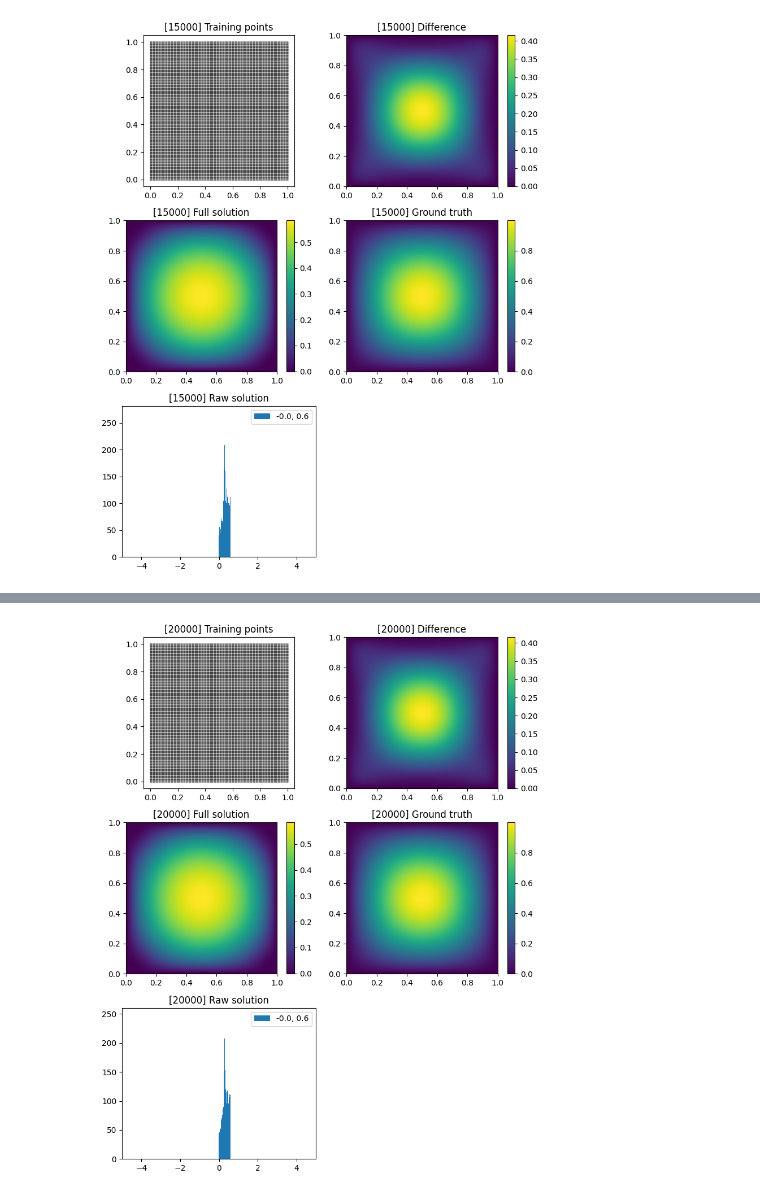
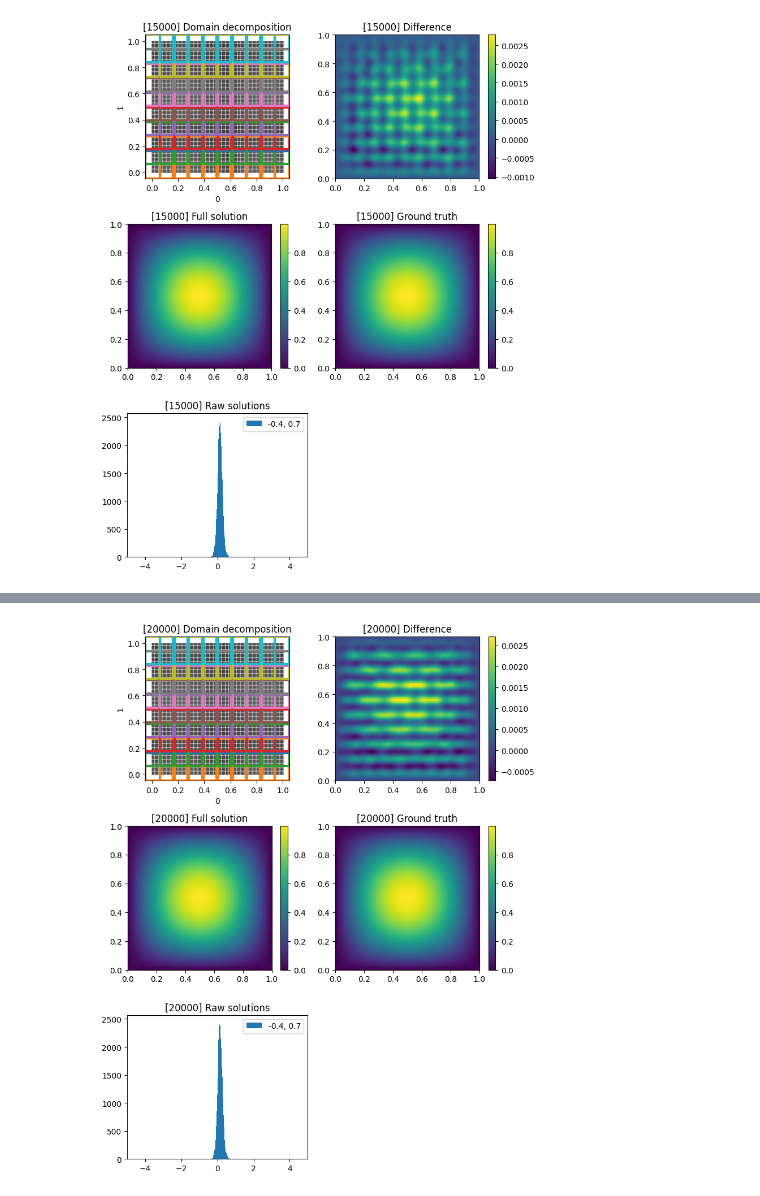
Before and after one commit to sallsdagrate/FBPINNs, a Jupyter notebook: examples/results/test_poisson_2d.ipynb, the cells around one changed output, grey strips where cells are left out. Saved outputs shown, nothing was run; the diff lists cells and outputs as text; code cells hidden in the pictures.

```diff
--- a/examples/results/test_poisson_2d.ipynb
+++ b/examples/results/test_poisson_2d.ipynb
@@ -72,12 +72,12 @@ import numpy as np
 from fbpinns.domains import RectangularDomainND
 from fbpinns.problems import BurgersEquation2D
 from fbpinns.decompositions import RectangularDecompositionND
-from fbpinns.networks import ChebyshevKAN, FCN
-from fbpinns.schedulers import LineSchedulerRectangularND
+from fbpinns.networks import ChebyshevKAN, FCN, ChebyshevAdaptiveKAN
+from fbpinns.schedulers import LineSchedulerRectangularND, PointSchedulerRectangularND
 from fbpinns.constants import Constants, get_subdomain_ws
 from fbpinns.trainers import FBPINNTrainer, PINNTrainer
 
-subdomain_xs=[np.linspace(0,1,5), np.linspace(0,1,5)]
+subdomain_xs=[np.linspace(0,1,10), np.linspace(0,1,10)]
 c = Constants(
     domain=RectangularDomainND,
     domain_init_kwargs = dict(
@@ -86,16 +86,17 @@ c = Constants(
         ),
     problem=Poisson2D,
     problem_init_kwargs = dict(),
-    # decomposition=RectangularDecompositionND,
-    # decomposition_init_kwargs=dict(
-    #     subdomain_xs=subdomain_xs,
-    #     subdomain_ws=get_subdomain_ws(subdomain_xs, 2.9),
-    #     unnorm=(0., 1.),
-    # ),
+    decomposition=RectangularDecompositionND,
+    decomposition_init_kwargs=dict(
+        subdomain_xs=subdomain_xs,
+        subdomain_ws=get_subdomain_ws(subdomain_xs, 2.9),
+        unnorm=(0., 3.),
+    ),
     # network=FCN,
     # network_init_kwargs = dict(
     #     layer_sizes = (2, 10, 1),
     # ),
+    # network=ChebyshevAdaptiveKAN,
     network=ChebyshevKAN,
     network_init_kwargs=dict(
         input_dim=2,
@@ -104,11 +105,15 @@ c = Constants(
         kind=1
     ),
     optimiser_kwargs = dict(
-        learning_rate=0.01
+        learning_rate=0.001
     ),
     # scheduler = LineSchedulerRectangularND,
     # scheduler_kwargs = dict(
     #     point=[0.], iaxis=0,
+    # ),
+    # scheduler = PointSchedulerRectangularND,
+    # scheduler_kwargs = dict(
+    #     point=[0.5, 0.5],
     # ),
     # First element: interior sampling shape for the physics loss (here 200 x 200 points)
     # Second element: boundary sampling shapes; for 2D, we need 4 tuples (one for each boundary)
@@ -166,2 +171,2 @@ True
 True
-[figure, old version]
+[figure, new version]
@@ -174,2 +179,2 @@ True
 True
-[figure, old version]
+[figure, new version]
```
Also changed, not shown: parts of 1 cell of this notebook, 5 other files.
